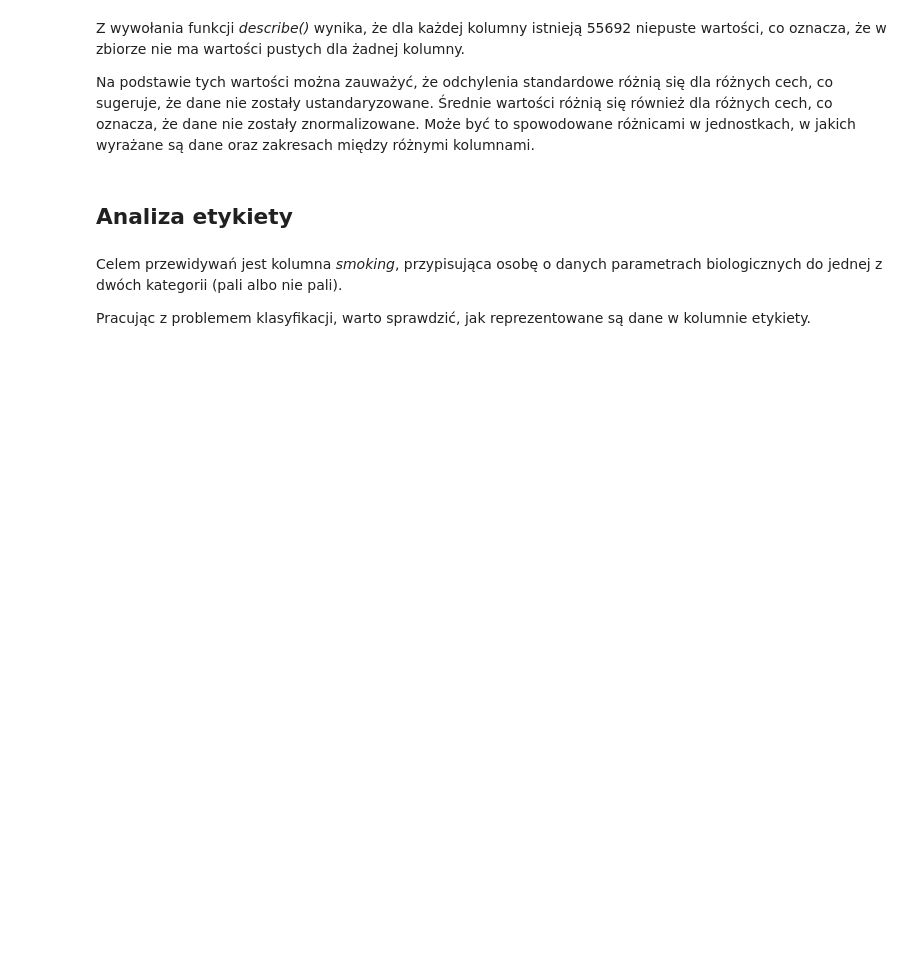
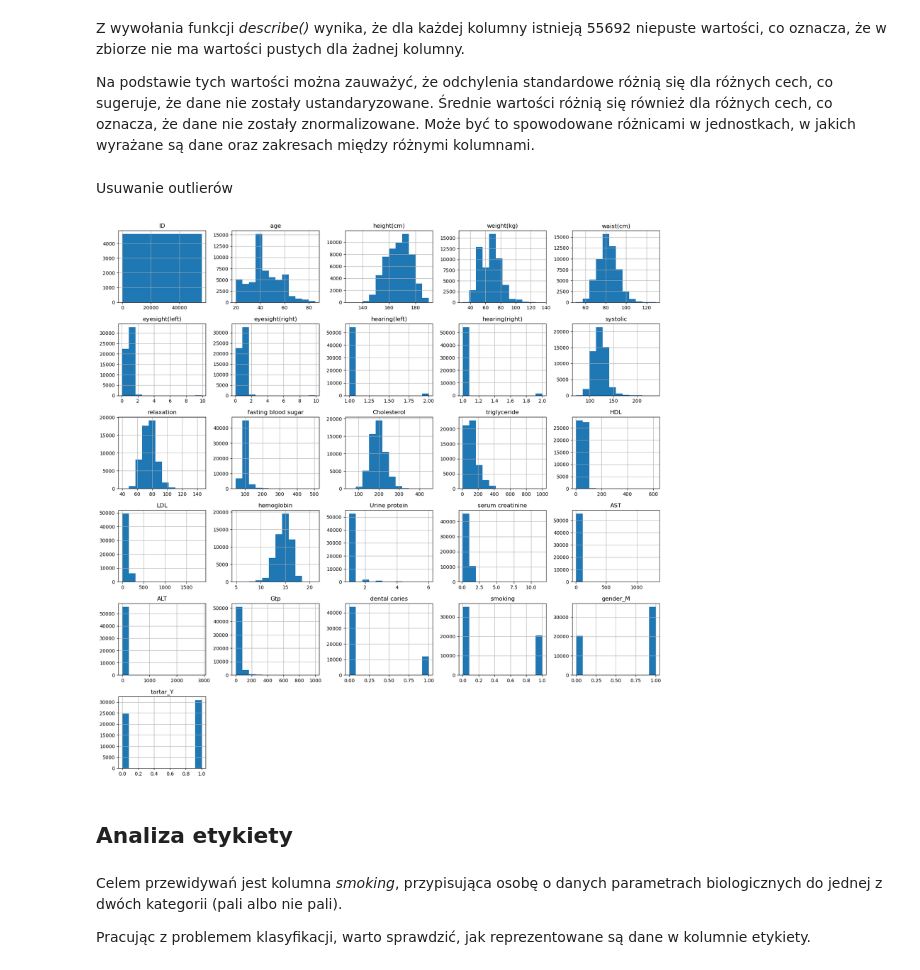
Before and after one commit to GWeronika/MachineLearningProjectSI, a Jupyter notebook: SI_project_smoking.ipynb, the cells around one changed output. Saved outputs shown, nothing was run; the diff lists cells and outputs as text; code cells hidden in the pictures; blank space fills up the shorter version.

```diff
--- a/SI_project_smoking.ipynb
+++ b/SI_project_smoking.ipynb
@@ -101,6 +116,12 @@ df.describe()
 Z wywołania funkcji *describe()* wynika, że dla każdej kolumny istnieją 55692 niepuste wartości, co oznacza, że w zbiorze nie ma wartości pustych dla żadnej kolumny.
 
 Na podstawie tych wartości można zauważyć, że odchylenia standardowe różnią się dla różnych cech, co sugeruje, że dane nie zostały ustandaryzowane. Średnie wartości różnią się również dla różnych cech, co oznacza, że dane nie zostały znormalizowane. Może być to spowodowane różnicami w jednostkach, w jakich wyrażane są dane oraz zakresach między różnymi kolumnami.
+# %% [markdown]
+Usuwanie outlierów
+# %%
+df.hist(figsize = (20, 20), bins = 12, legend = False);
+# %% [output]
+[figure, added]
 # %% [markdown]
 ## Analiza etykiety
 # %% [markdown]
```
Also changed, not shown: parts of 12 cells of this notebook.
